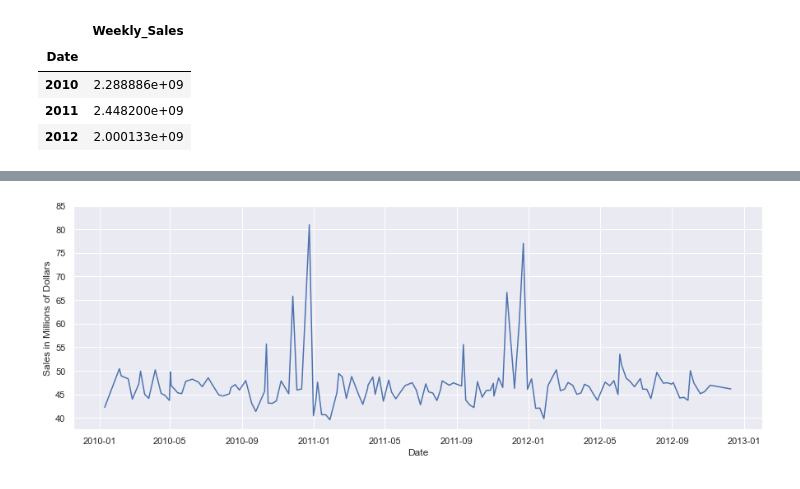
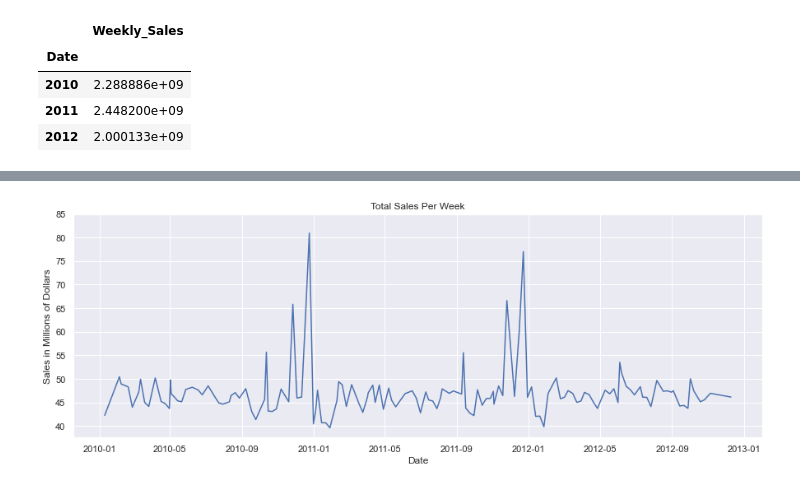
Before and after one commit to jamesdinardo/Retail-Forecasting, a Jupyter notebook: EDA.ipynb, the cells around one changed output, grey strips where cells are left out. Saved outputs shown, nothing was run; the diff lists cells and outputs as text; code cells hidden in the pictures.

```diff
--- a/EDA.ipynb
+++ b/EDA.ipynb
@@ -102,9 +95,16 @@ df.head()
+# %%
+#impute missing markdown values to 0
+df = df.fillna(value={'MarkDown1':0, 'MarkDown2':0, 'MarkDown3':0, 'MarkDown4':0, 'MarkDown5':0})
 # %%
 #convert Date column to datetime
 df['Date'] = pd.to_datetime(df['Date'])
 
-#convert Store column to category
+#convert Store, Dept, and Type columns to category
 df['Store'] = df['Store'].astype('category')
 
-df.dtypes
+df['Dept'] = df['Dept'].astype('category')
+
+df['Type'] = df['Type'].astype('category')
+
+df.info()
 # %% [output]
@@ -167,15 +367,14 @@ Total sales: 6737218987.11
 # %%
 #plot the weekly sales
-
-import matplotlib.dates as mdates
 
 sales_per_week = df.groupby(df.Date).agg({'Weekly_Sales':'sum'})
 
 sns.set()
 fig, ax = plt.subplots(figsize=(15, 5))
 _ = ax.plot(sales_per_week.index, sales_per_week['Weekly_Sales'] / (10**6))
+_ = ax.set_title('Total Sales Per Week')
 _ = ax.set_xlabel('Date')
 _ = ax.set_ylabel('Sales in Millions of Dollars')
 _ = ax.set_yticks(np.arange(40.0, 90.0, 5.0))
 # %% [output]
-[figure, old version]
+[figure, new version]
```
Also changed, not shown: parts of 45 cells of this notebook.
